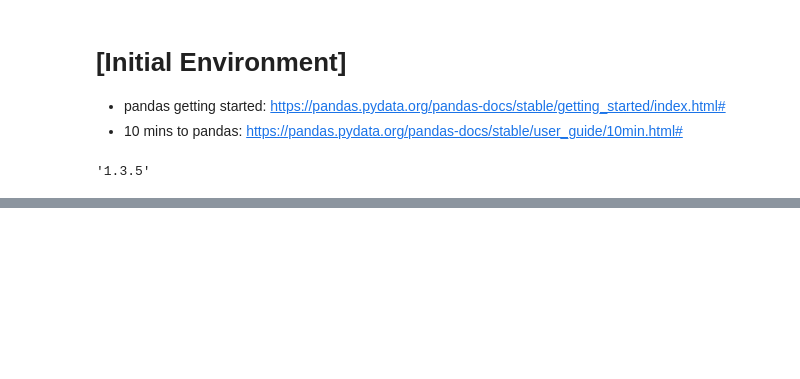
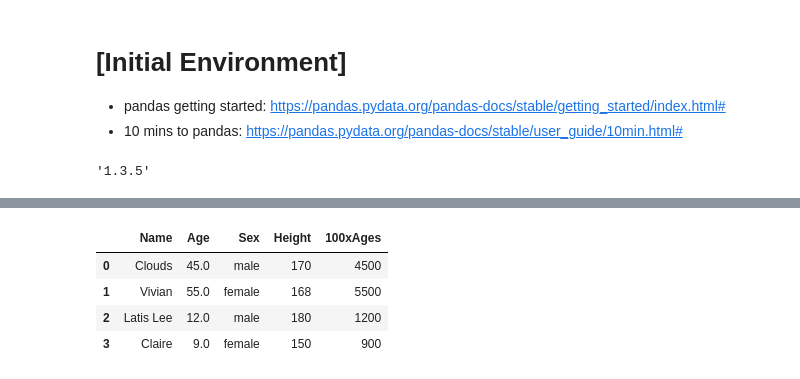
Before and after one commit to SoleilPatio/cls-toolbox, a Jupyter notebook: jupyterNotebook/JN-Pandas.ipynb, the cells around one changed output, grey strips where cells are left out. Cells and saved outputs as stored; diff of their text form; code cells hidden in the pictures; blank space fills up the shorter version.

```diff
--- a/jupyterNotebook/JN-Pandas.ipynb
+++ b/jupyterNotebook/JN-Pandas.ipynb
@@ -112,0 +137,14 @@ df.rename(columns={'總價':'Total Money'}).head() #改變column名字
+# %%
+#...................................
+# column 垂直修改數值 - 2
+#...................................
+df['Age'] = df['Age'].apply(lambda s: s*10)
+df
+df['Age'] = df['Age'].apply(lambda s: s/10)
+df
+# %% [output]
+|  | Name | Age | Sex | Height | 100xAges |
+| 0 | Clouds | 45.0 | male | 170 | 4500 |
+| 1 | Vivian | 55.0 | female | 168 | 5500 |
+| 2 | Latis Lee | 12.0 | male | 180 | 1200 |
+| 3 | Claire | 9.0 | female | 150 | 900 |
```
Also changed, not shown: parts of 30 cells of this notebook.
